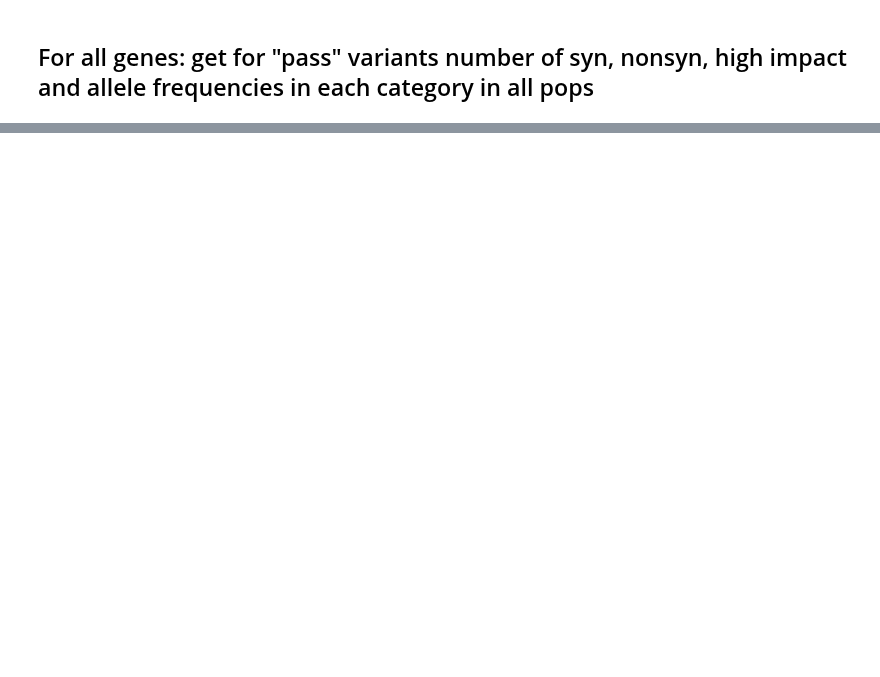
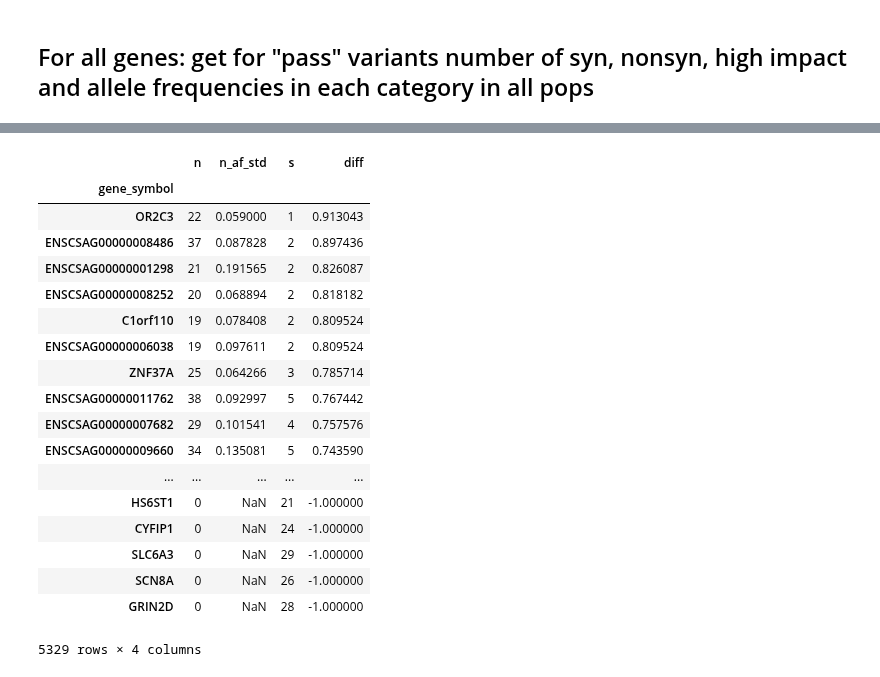
Before and after one commit to peterdfields/hs_vervet, a Jupyter notebook: notebooks/201604_163_UG_extract_variant_impact.ipynb, the cells around one changed output, grey strips where cells are left out. Cells and saved outputs as stored; diff of their text form; code cells hidden in the pictures; blank space fills up the shorter version.

```diff
--- a/notebooks/201604_163_UG_extract_variant_impact.ipynb
+++ b/notebooks/201604_163_UG_extract_variant_impact.ipynb
@@ -372,0 +406,22 @@ gene_df_ensembl
+# %%
+sn_df_gt_20.sort("diff",ascending=False)
+# %% [output]
+|  | n | n_af_std | s | diff |
+| gene_symbol |  |  |  |  |
+| OR2C3 | 22 | 0.059000 | 1 | 0.913043 |
+| ENSCSAG00000008486 | 37 | 0.087828 | 2 | 0.897436 |
+| ENSCSAG00000001298 | 21 | 0.191565 | 2 | 0.826087 |
+| ENSCSAG00000008252 | 20 | 0.068894 | 2 | 0.818182 |
+| C1orf110 | 19 | 0.078408 | 2 | 0.809524 |
+| ENSCSAG00000006038 | 19 | 0.097611 | 2 | 0.809524 |
+| ZNF37A | 25 | 0.064266 | 3 | 0.785714 |
+| ENSCSAG00000011762 | 38 | 0.092997 | 5 | 0.767442 |
+| ENSCSAG00000007682 | 29 | 0.101541 | 4 | 0.757576 |
+| ENSCSAG00000009660 | 34 | 0.135081 | 5 | 0.743590 |
+| ... | ... | ... | ... | ... |
+| HS6ST1 | 0 | NaN | 21 | -1.000000 |
+| CYFIP1 | 0 | NaN | 24 | -1.000000 |
+| SLC6A3 | 0 | NaN | 29 | -1.000000 |
+| SCN8A | 0 | NaN | 26 | -1.000000 |
+| GRIN2D | 0 | NaN | 28 | -1.000000 |
+5329 rows × 4 columns
```
Also changed, not shown: parts of 31 cells of this notebook, 5 other files.
